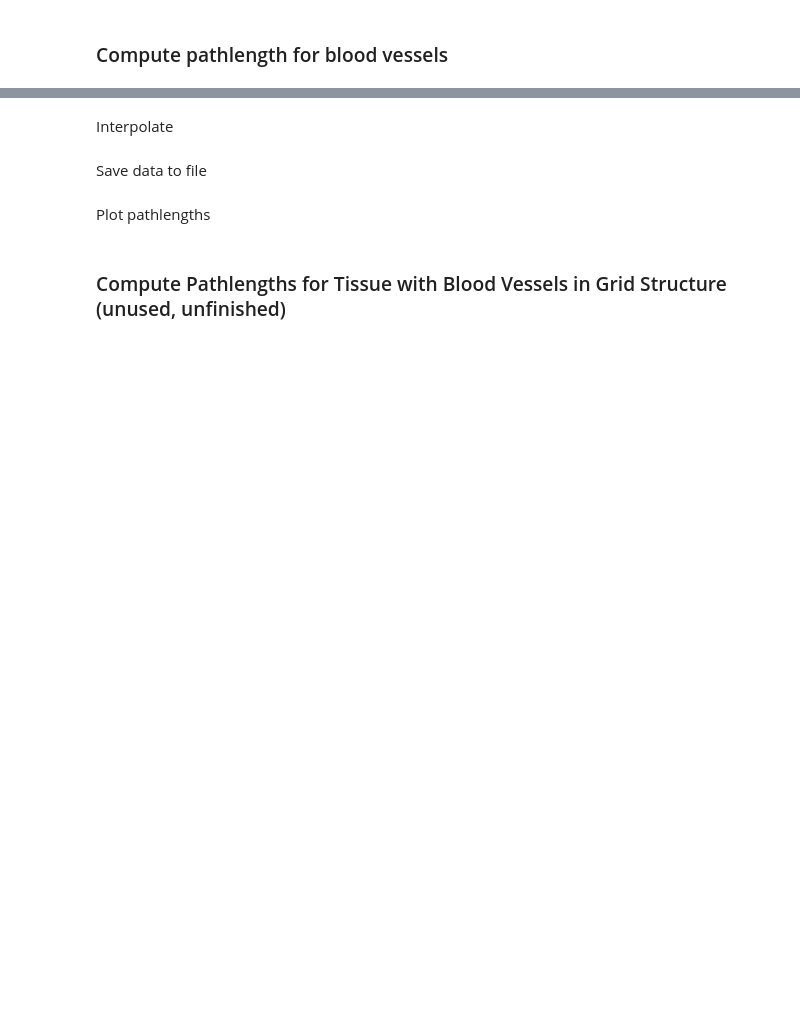
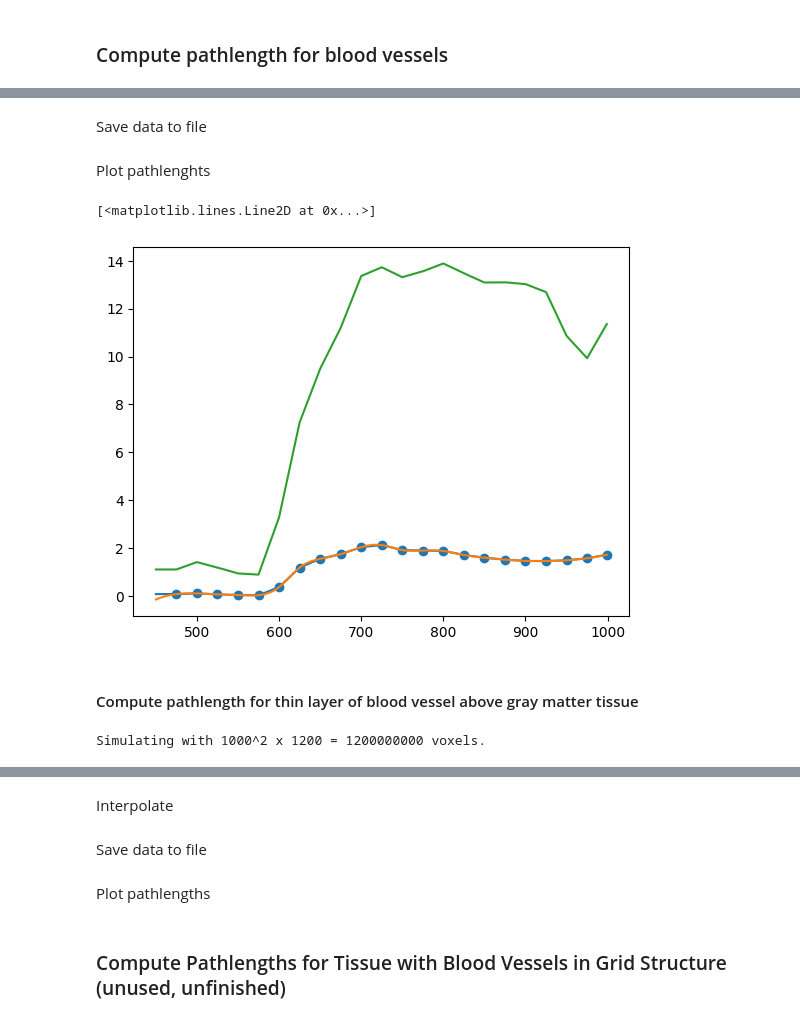
Before and after one commit to leonngl/hyperspectral-fit-idp, a Jupyter notebook: notebooks/generate_mcs_pathlengths.ipynb, the cells around one changed output, grey strips where cells are left out. Drawn from its saved outputs; the diff is of its cells as text; code cells hidden in the pictures; blank space fills up the shorter version.

```diff
--- a/notebooks/generate_mcs_pathlengths.ipynb
+++ b/notebooks/generate_mcs_pathlengths.ipynb
@@ -35,7 +59,7 @@ mu_a_matrix = loader.absorption_coefs(
     use_water_and_fat = True
 )
 # %%
-sample_wavelengths = np.arange(loader.wavelength_left_cut, loader.wavelength_right_cut, 30)
+sample_wavelengths = np.arange(loader.wavelength_left_cut, loader.wavelength_right_cut, 25)
 if sample_wavelengths[-1] != loader.wavelength_right_cut:
     sample_wavelengths = np.append(sample_wavelengths, loader.wavelength_right_cut)[1:]
 print(sample_wavelengths)
@@ -144,0 +257,2 @@ mu_s_func_bv = lambda wl: mu_s_red_func_bv(wl) / (1 - g_bv)
+# %% [markdown]
+Save data to file
@@ -145,3 +273,20 @@ mu_s_func_bv = lambda wl: mu_s_red_func_bv(wl) / (1 - g_bv)
+# %% [markdown]
+Plot pathlenghts
+# %%
+# Optional load values from file
+data_blood_vessel_pure_mcs = np.loadtxt(config.pl_dir / "blood_vessel_pure_mcs.txt")
+pl_bv_pure_interpolated_linear = np.loadtxt(config.pl_dir / "blood_vessel_pure_pl_interpolated_linear.txt")[:, 1]
+pl_bv_pure_interpolated_spline = np.loadtxt(config.pl_dir / "blood_vessel_pure_pl_interpolated_spline.txt")[:, 1]
+# %%
+plt.scatter(sample_wavelengths, data_blood_vessel_pure_mcs[:, -1])
+plt.plot(loader.wavelengths, pl_bv_pure_interpolated_linear)
+plt.plot(loader.wavelengths, pl_bv_pure_interpolated_spline)
+plt.plot(loader.wavelengths, pl_gm_interpolated_linear)
+# %% [output]
+[<matplotlib.lines.Line2D at 0x...>]
+[figure, added]
+# %% [markdown]
+#### Compute pathlength for thin layer of blood vessel above gray matter tissue
 # %%
 bv_thickness = 0.1 #[mm], = voxel size
 tissue_depth = 120 #[mm]
@@ -159,10 +304,10 @@ cfg = {
     "maxdetphoton": 5e7,
     "vol": vol,
     "tstart":0,
-    "tend":5e-9,
-    "tstep":5e-9,
+    "tend":1e-8,
+    "tstep":1e-8,
     "autopilot": 1,
-    "gpuid": gpuid,
+    "gpuid": config.gpuid,
     "prop": prop,
     "unitinmm": bv_thickness,
     "bc": "ccrcca001000",
@@ -178,10 +323,12 @@ cfg = {
 }
 
 #one layer of air
-cfg["vol"][:, :, 0] = 0
+#cfg["vol"][:, :, 0] = 0
 
-# second layer is blood vessel
-cfg["vol"][:, :, 1] = 2
+# first layer is blood vessel
+cfg["vol"][:, :, 0] = 2
+# %% [output]
+Simulating with 1000^2 x 1200 = 1200000000 voxels.
 # %%
 # empty log file
 open(config.pl_dir / "log.txt", "w").close()
```
Also changed, not shown: parts of 19 cells of this notebook, 15 other files.
